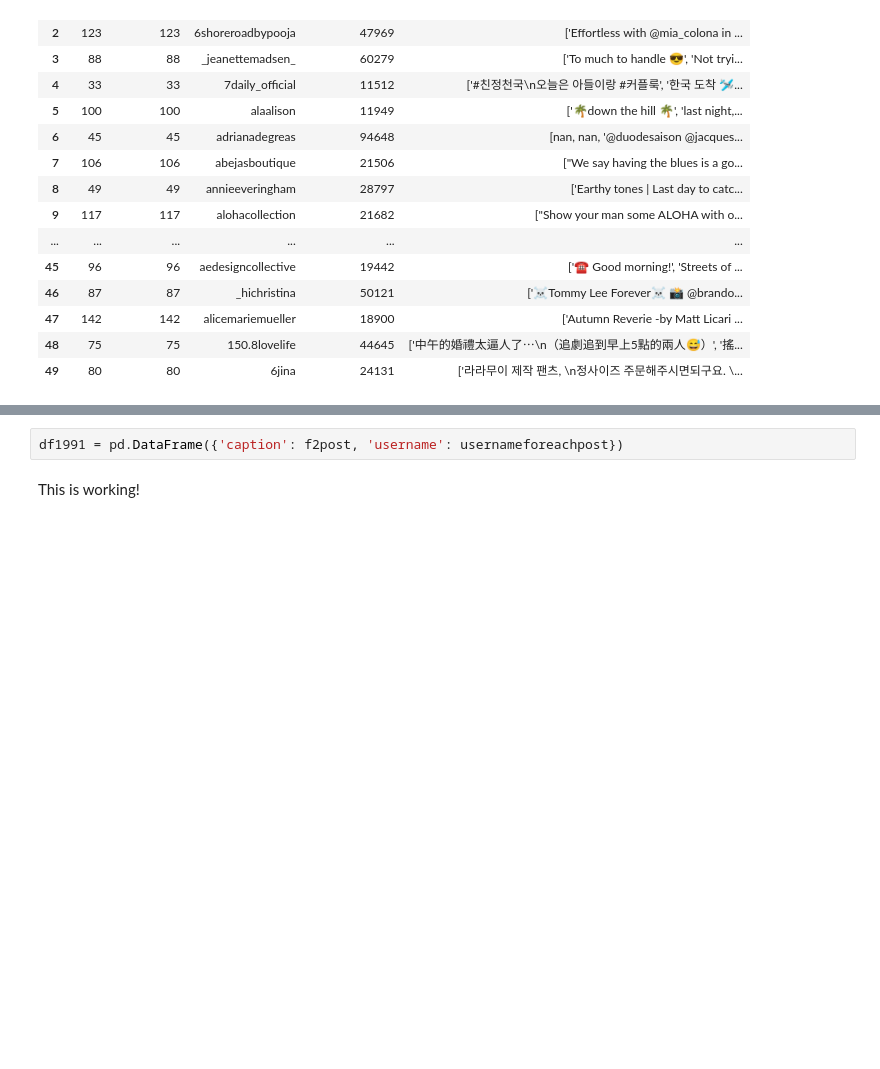
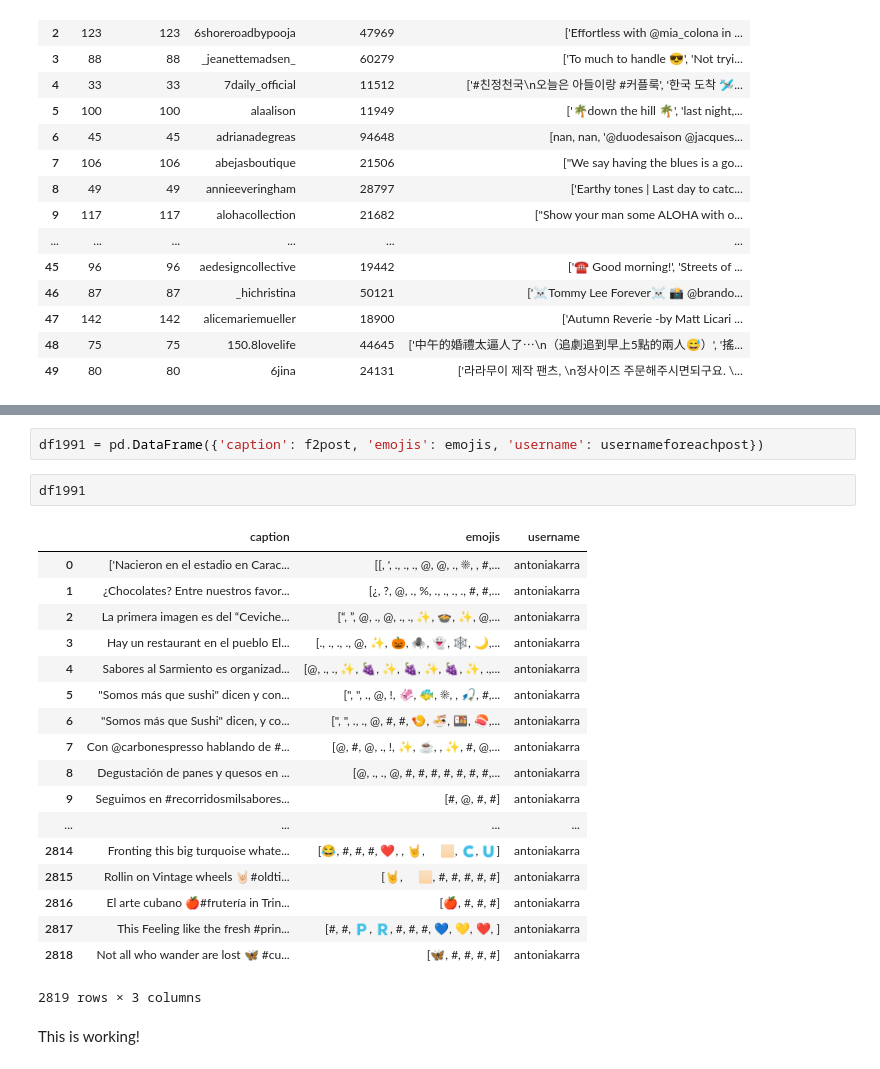
Before and after one commit to kmavon/dataswag, a Jupyter notebook: Text_Analysis/TextAnalysis_community_sunday_short.ipynb, the cells around one changed output, grey strips where cells are left out. Saved outputs shown, nothing was run; the diff lists cells and outputs as text; blank space fills up the shorter version.

```diff
--- a/Text_Analysis/TextAnalysis_community_sunday_short.ipynb
+++ b/Text_Analysis/TextAnalysis_community_sunday_short.ipynb
@@ -101,5 +105,26 @@ print(len(f2), len(f2post), len(usernameforeachpost))
 # %%
-df1991 = pd.DataFrame({'caption': f2post, 'username': usernameforeachpost})
+df1991 = pd.DataFrame({'caption': f2post, 'emojis': emojis, 'username': usernameforeachpost})
+# %%
+df1991
+# %% [output]
+|  | caption | emojis | username |
+| 0 | ['Nacieron en el estadio en Carac... | [[, ', ., ., ., @, @, ., ☀, ️, #,... | antoniakarra |
+| 1 | ¿Chocolates? Entre nuestros favor... | [¿, ?, @, ., %, ., ., ., ., #, #,... | antoniakarra |
+| 2 | La primera imagen es del “Ceviche... | [“, ”, @, ., @, ., ., ✨, 🍲, ✨, @,... | antoniakarra |
+| 3 | Hay un restaurant en el pueblo El... | [., ., ., ., @, ✨, 🎃, 🕷, 👻, 🕸, 🌙,... | antoniakarra |
+| 4 | Sabores al Sarmiento es organizad... | [@, ., ., ✨, 🍇, ✨, 🍇, ✨, 🍇, ✨, .,... | antoniakarra |
+| 5 | "Somos más que sushi" dicen y con... | [", ", ., @, !, 🦑, 🐠, ☀, ️, 🎣, #,... | antoniakarra |
+| 6 | "Somos más que Sushi" dicen, y co... | [", ", ., ., @, #, #, 🍤, 🍜, 🍱, 🍣,... | antoniakarra |
+| 7 | Con @carbonespresso hablando de #... | [@, #, @, ., !, ✨, ☕, ️, ✨, #, @,... | antoniakarra |
+| 8 | Degustación de panes y quesos en ... | [@, ., ., @, #, #, #, #, #, #, #,... | antoniakarra |
+| 9 | Seguimos en #recorridosmilsabores... | [#, @, #, #] | antoniakarra |
+| ... | ... | ... | ... |
+| 2814 | Fronting this big turquoise whate... | [😂, #, #, #, ❤, ️, 🤘, 🏻, 🇨, 🇺] | antoniakarra |
+| 2815 | Rollin on Vintage wheels 🤘🏻#oldti... | [🤘, 🏻, #, #, #, #, #] | antoniakarra |
+| 2816 | El arte cubano 🍎#frutería in Trin... | [🍎, #, #, #] | antoniakarra |
+| 2817 | This Feeling like the fresh #prin... | [#, #, 🇵, 🇷, #, #, #, 💙, 💛, ❤, ️] | antoniakarra |
+| 2818 | Not all who wander are lost 🦋 #cu... | [🦋, #, #, #, #] | antoniakarra |
+2819 rows × 3 columns
 # %% [markdown]
 This is working!
 # %%
```
Also changed, not shown: parts of 4 cells of this notebook.
